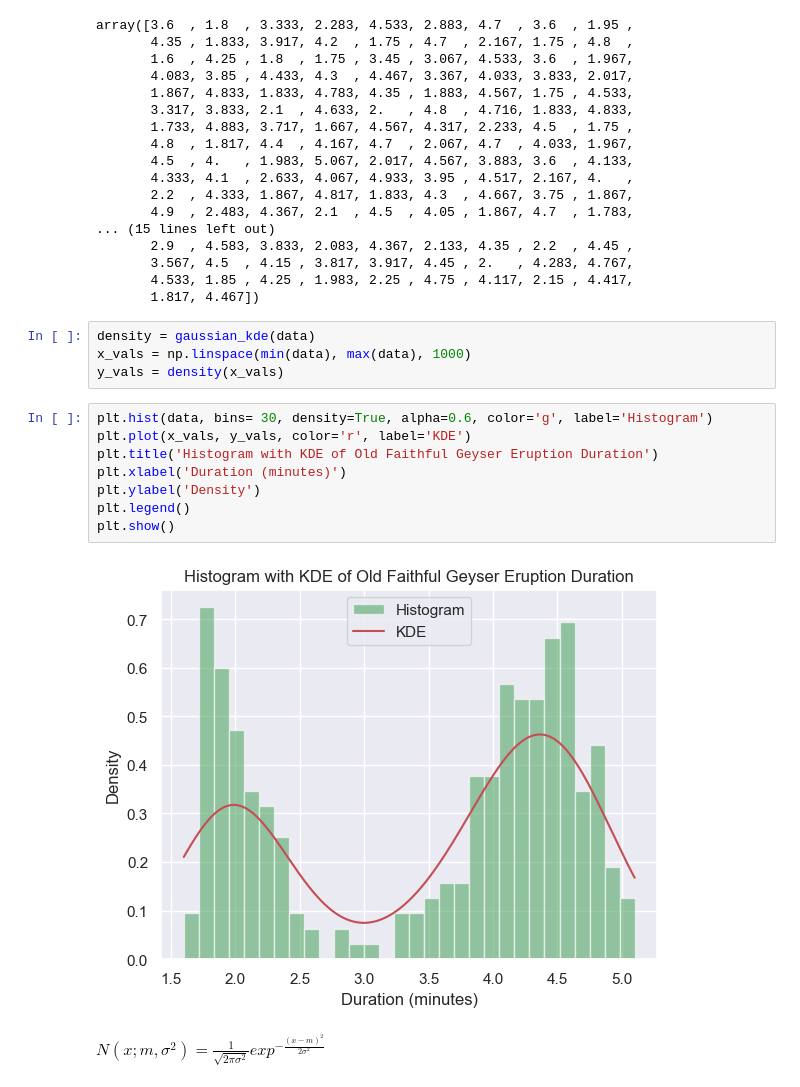
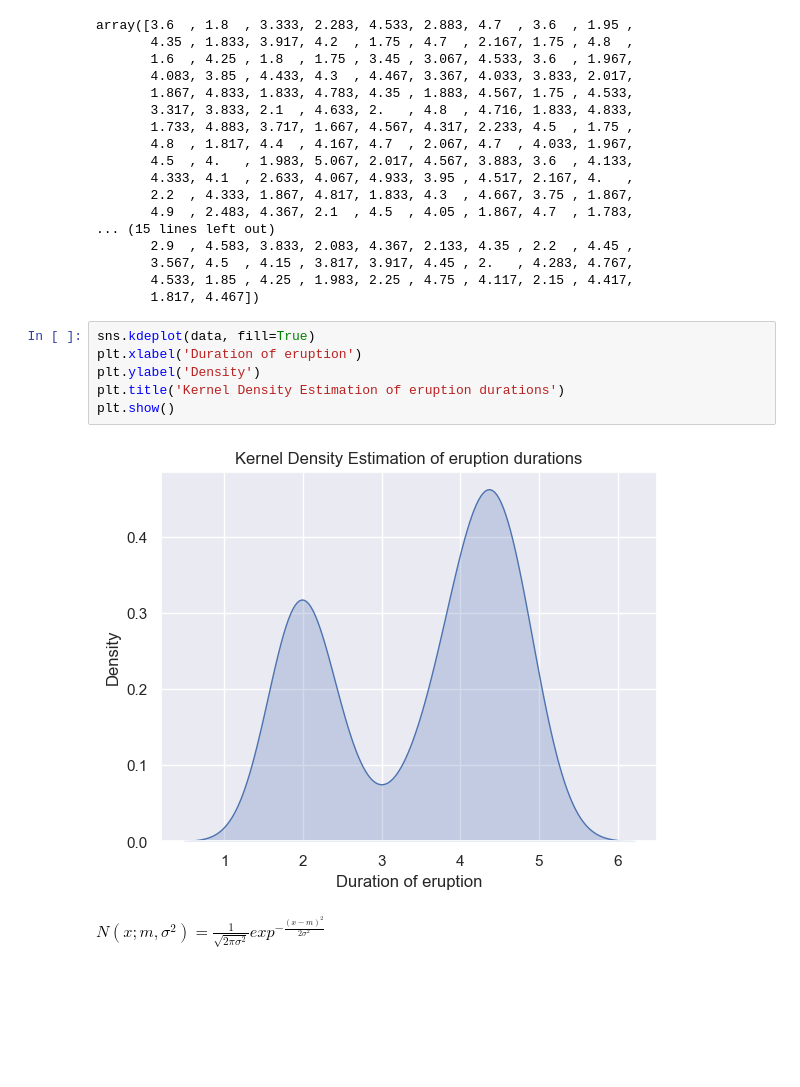
Before and after one commit to andeepl7/AdvancedML, a Jupyter notebook: Exercise 4/w04_Task2.ipynb, the cells around one changed output. Cells and saved outputs as stored; diff of their text form; blank space fills up the shorter version.

```diff
--- a/Exercise 4/w04_Task2.ipynb
+++ b/Exercise 4/w04_Task2.ipynb
@@ -27,20 +25,14 @@ array([3.6  , 1.8  , 3.333, 2.283, 4.533, 2.883, 4.7  , 3.6  , 1.95 ,
        3.567, 4.5  , 4.15 , 3.817, 3.917, 4.45 , 2.   , 4.283, 4.767,
        4.533, 1.85 , 4.25 , 1.983, 2.25 , 4.75 , 4.117, 2.15 , 4.417,
        1.817, 4.467])
-# %%
-density = gaussian_kde(data)
-x_vals = np.linspace(min(data), max(data), 1000)
-y_vals = density(x_vals)
-# %%
-plt.hist(data, bins= 30, density=True, alpha=0.6, color='g', label='Histogram')
-plt.plot(x_vals, y_vals, color='r', label='KDE')
-plt.title('Histogram with KDE of Old Faithful Geyser Eruption Duration')
-plt.xlabel('Duration (minutes)')
-plt.ylabel('Density')
-plt.legend()
-plt.show()
-# %% [output]
-[figure, removed]
+# %%
+sns.kdeplot(data, fill=True)
+plt.xlabel('Duration of eruption')
+plt.ylabel('Density')
+plt.title('Kernel Density Estimation of eruption durations')
+plt.show()
+# %% [output]
+[figure, added]
 # %% [markdown]
 $N(x;m,\sigma^2) = \frac{1}{\sqrt{2\pi\sigma^2}}exp^{-\frac{(x-m)^2}{2\sigma^2}}$
 # %%
```
Also changed, not shown: parts of 13 cells of this notebook.
